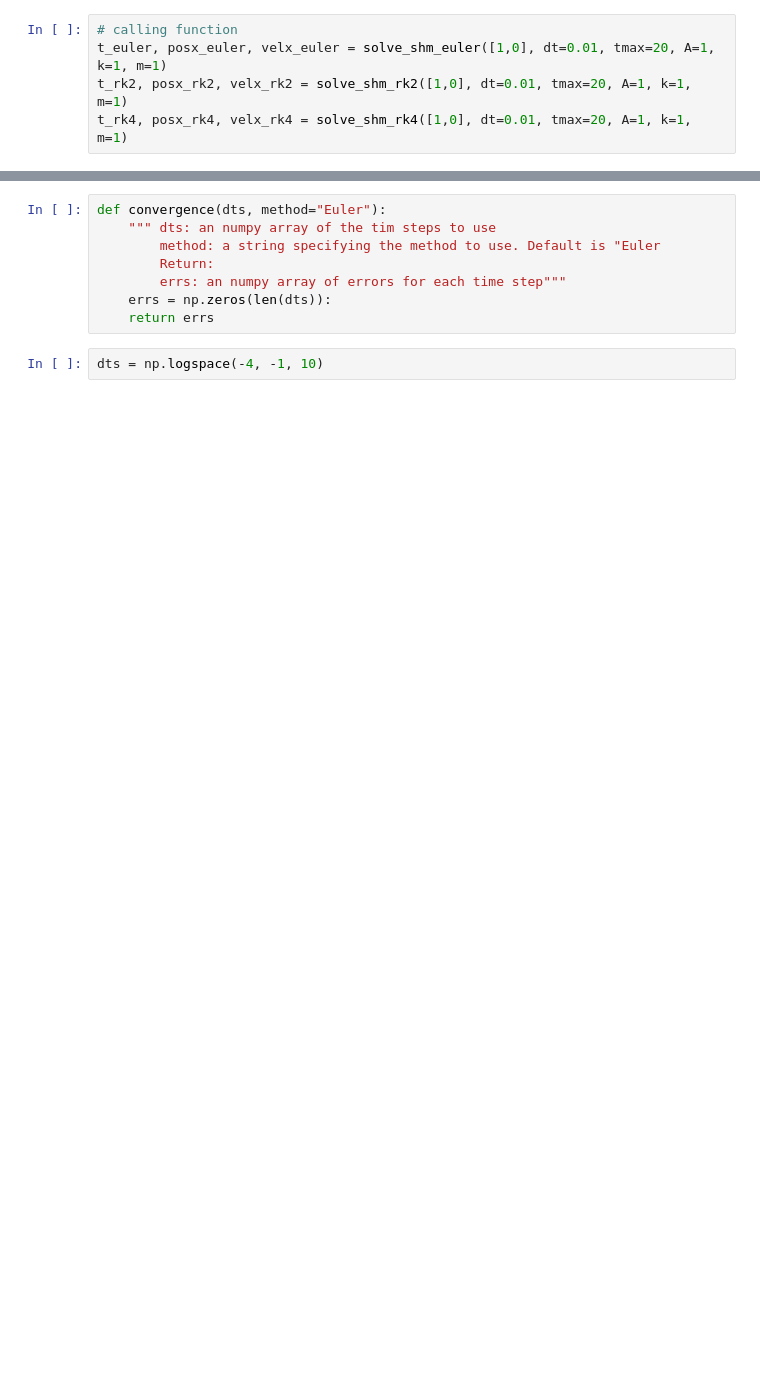
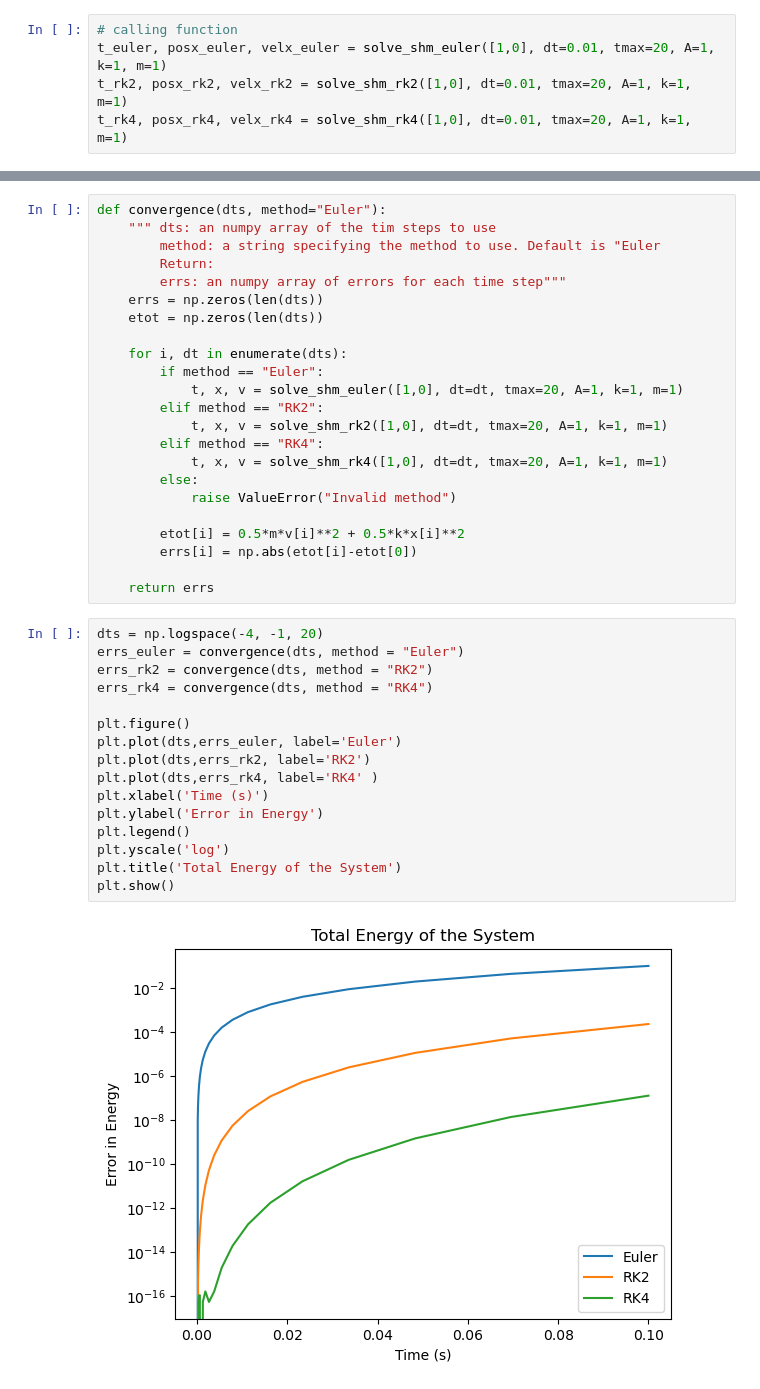
Before and after one commit to ricky4280/computationalPhysics-112, a Jupyter notebook: project1/project1_demo2.ipynb, the cells around one changed output, grey strips where cells are left out. Drawn from its saved outputs; the diff is of its cells as text; blank space fills up the shorter version.

Commit message:
need to check error part

```diff
--- a/project1/project1_demo2.ipynb
+++ b/project1/project1_demo2.ipynb
@@ -263,7 +268,38 @@ def convergence(dts, method="Euler"):
         method: a string specifying the method to use. Default is "Euler
         Return:
         errs: an numpy array of errors for each time step"""
-    errs = np.zeros(len(dts)):
+    errs = np.zeros(len(dts))
+    etot = np.zeros(len(dts))
+
+    for i, dt in enumerate(dts):
+        if method == "Euler":
+            t, x, v = solve_shm_euler([1,0], dt=dt, tmax=20, A=1, k=1, m=1)
+        elif method == "RK2":
+            t, x, v = solve_shm_rk2([1,0], dt=dt, tmax=20, A=1, k=1, m=1)
+        elif method == "RK4":
+            t, x, v = solve_shm_rk4([1,0], dt=dt, tmax=20, A=1, k=1, m=1)
+        else:
+            raise ValueError("Invalid method")
+
+        etot[i] = 0.5*m*v[i]**2 + 0.5*k*x[i]**2
+        errs[i] = np.abs(etot[i]-etot[0])
+
     return errs
-# %%
-dts = np.logspace(-4, -1, 10)
+# %%
+dts = np.logspace(-4, -1, 20)
+errs_euler = convergence(dts, method = "Euler")
+errs_rk2 = convergence(dts, method = "RK2")
+errs_rk4 = convergence(dts, method = "RK4")
+
+plt.figure()
+plt.plot(dts,errs_euler, label='Euler')
+plt.plot(dts,errs_rk2, label='RK2')
+plt.plot(dts,errs_rk4, label='RK4' )
+plt.xlabel('Time (s)')
+plt.ylabel('Error in Energy')
+plt.legend()
+plt.yscale('log')
+plt.title('Total Energy of the System')
+plt.show()
+# %% [output]
+[figure, added]
```
Also changed, not shown: parts of 7 cells of this notebook.
